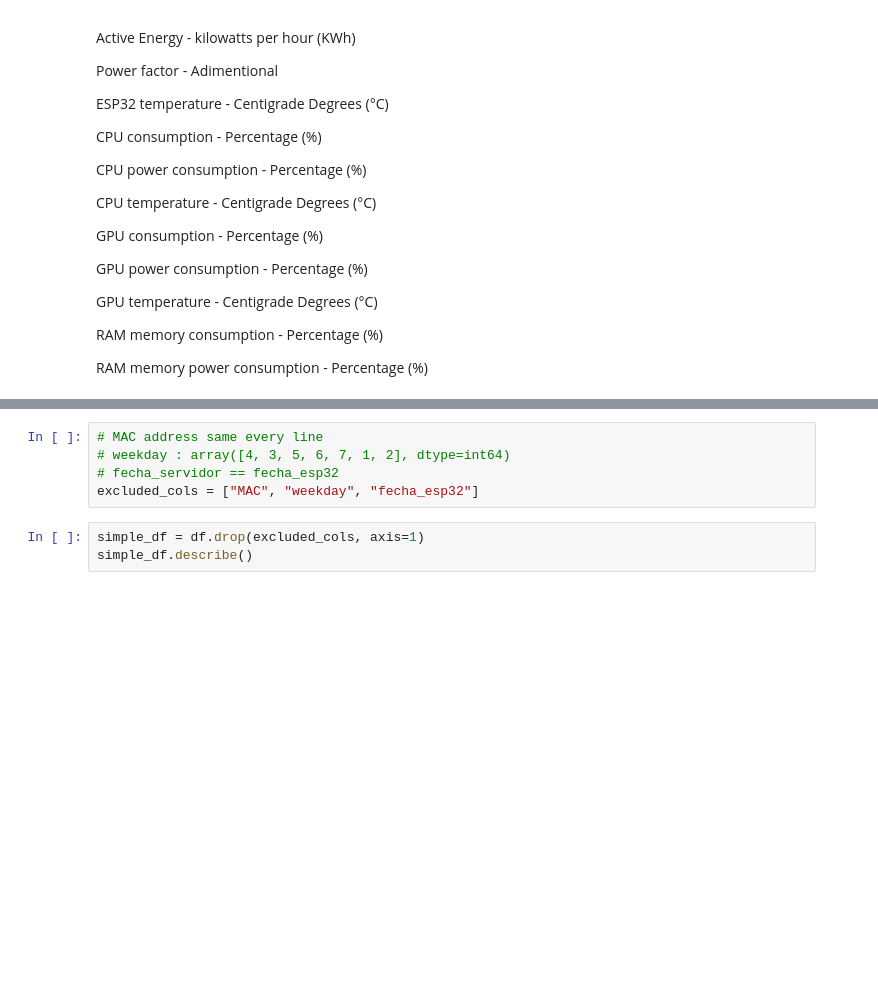
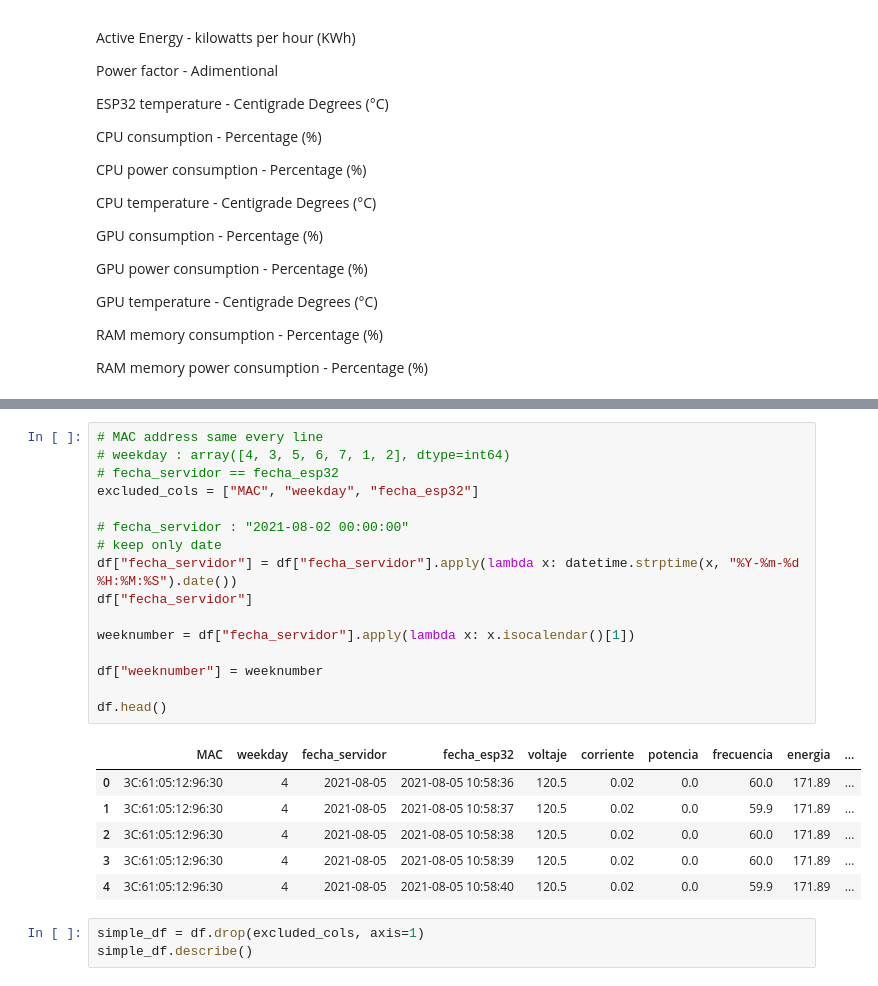
Before and after one commit to jules-bonhotal/Projet-DataViz, a Jupyter notebook: notebooks/preprocess_S2.ipynb, the cells around one changed output, grey strips where cells are left out. Saved outputs shown, nothing was run; the diff lists cells and outputs as text; blank space fills up the shorter version.

```diff
--- a/notebooks/preprocess_S2.ipynb
+++ b/notebooks/preprocess_S2.ipynb
@@ -44,8 +45,26 @@ df.head()
 # %%
 # MAC address same every line
 # weekday : array([4, 3, 5, 6, 7, 1, 2], dtype=int64)
 # fecha_servidor == fecha_esp32
 excluded_cols = ["MAC", "weekday", "fecha_esp32"]
+
+# fecha_servidor : "2021-08-02 00:00:00"
+# keep only date
+df["fecha_servidor"] = df["fecha_servidor"].apply(lambda x: datetime.strptime(x, "%Y-%m-%d %H:%M:%S").date())
+df["fecha_servidor"]
+
+weeknumber = df["fecha_servidor"].apply(lambda x: x.isocalendar()[1])
+
+df["weeknumber"] = weeknumber
+
+df.head()
+# %% [output]
+|  | MAC | weekday | fecha_servidor | fecha_esp32 | voltaje | corriente | potencia | frecuencia | energia | ... |
+| 0 | 3C:61:05:12:96:30 | 4 | 2021-08-05 | 2021-08-05 10:58:36 | 120.5 | 0.02 | 0.0 | 60.0 | 171.89 | ... |
+| 1 | 3C:61:05:12:96:30 | 4 | 2021-08-05 | 2021-08-05 10:58:37 | 120.5 | 0.02 | 0.0 | 59.9 | 171.89 | ... |
+| 2 | 3C:61:05:12:96:30 | 4 | 2021-08-05 | 2021-08-05 10:58:38 | 120.5 | 0.02 | 0.0 | 60.0 | 171.89 | ... |
+| 3 | 3C:61:05:12:96:30 | 4 | 2021-08-05 | 2021-08-05 10:58:39 | 120.5 | 0.02 | 0.0 | 60.0 | 171.89 | ... |
+| 4 | 3C:61:05:12:96:30 | 4 | 2021-08-05 | 2021-08-05 10:58:40 | 120.5 | 0.02 | 0.0 | 59.9 | 171.89 | ... |
 # %%
 simple_df = df.drop(excluded_cols, axis=1)
 simple_df.describe()
```
Also changed, not shown: parts of 10 cells of this notebook, 1 other file.
